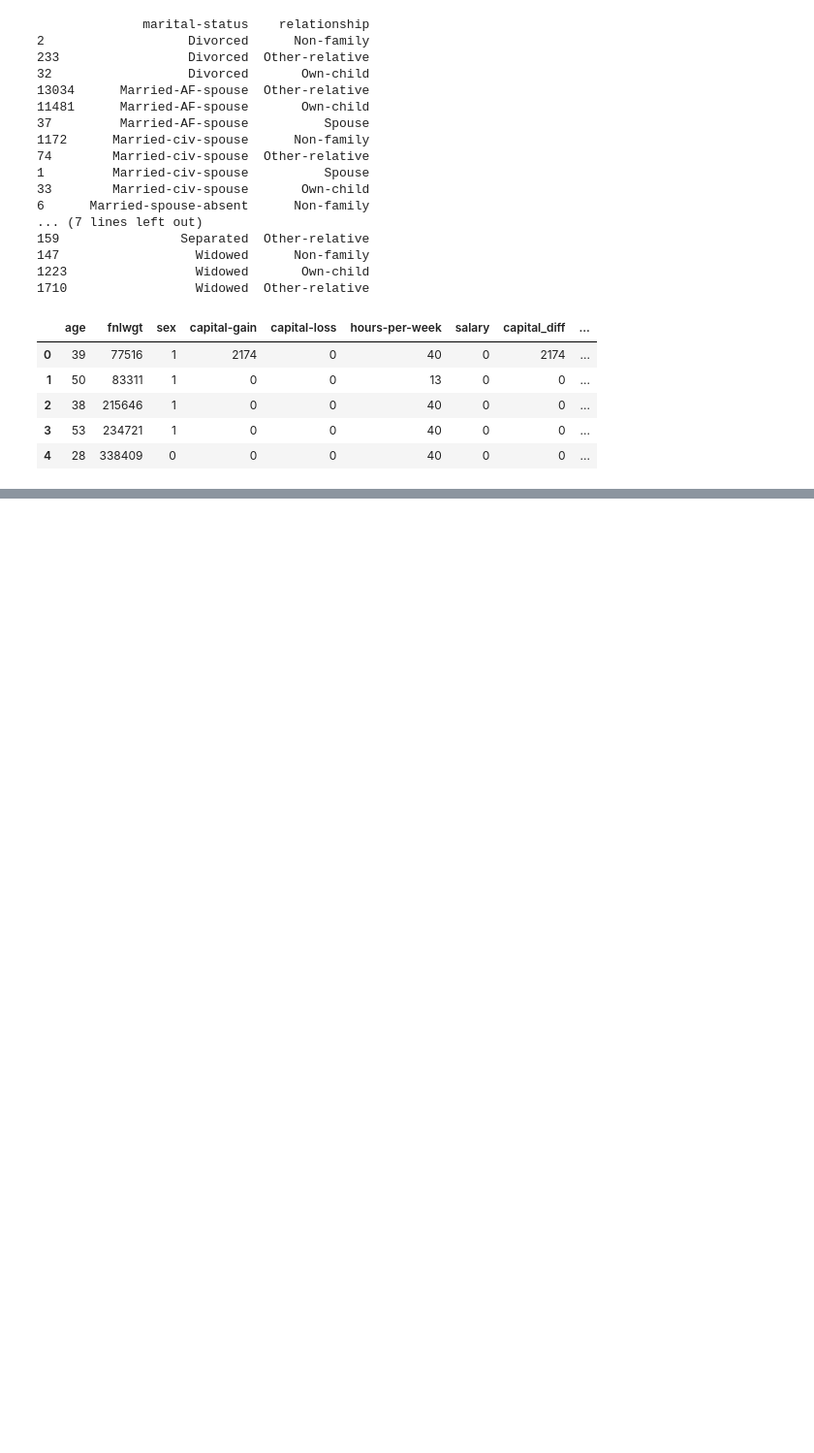
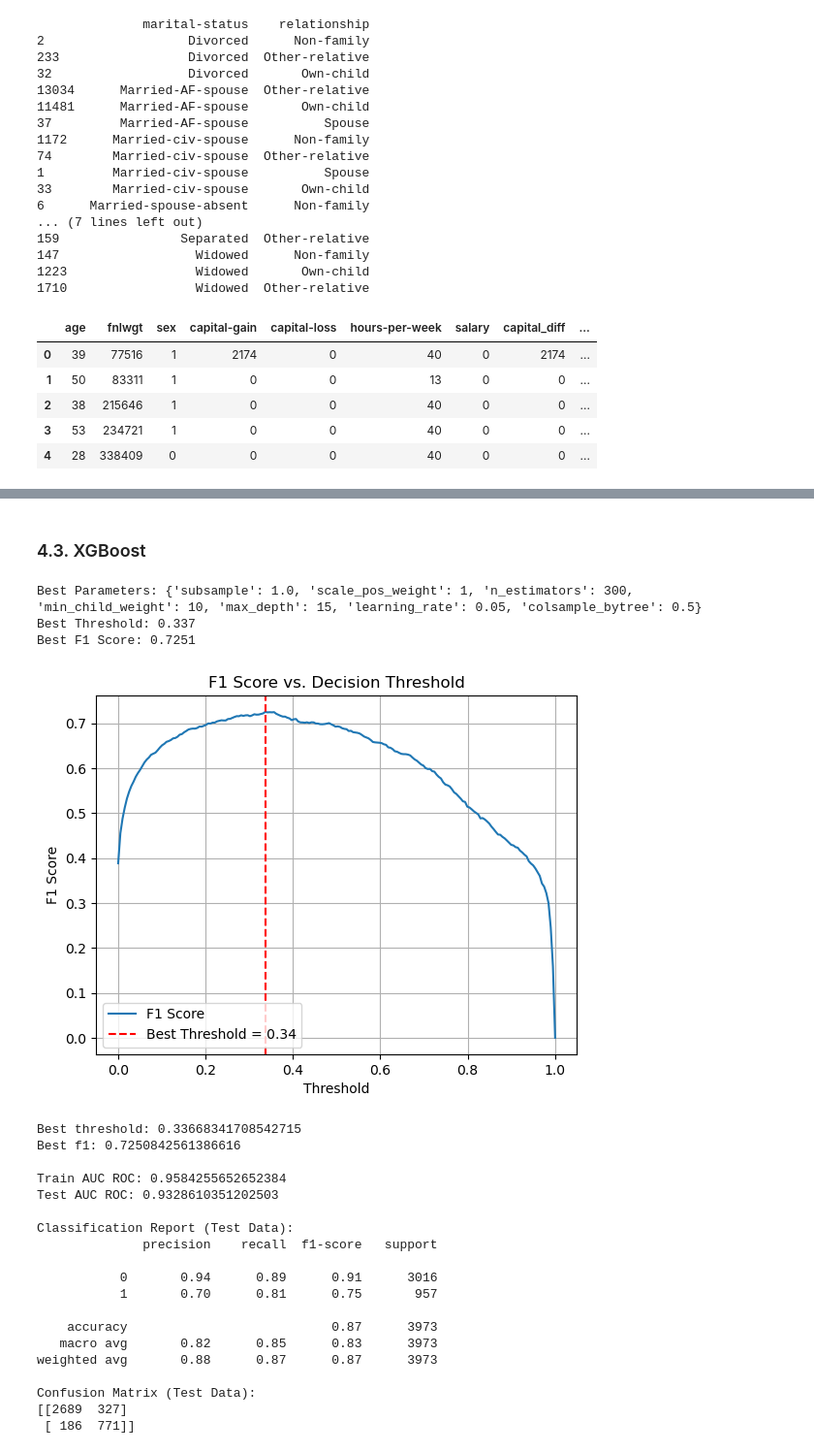
Before and after one commit to maxim-lichko/salary-prediction-classification, a Jupyter notebook: salary_prediction_classification.ipynb, the cells around one changed output, grey strips where cells are left out. Shown at 97% size. Drawn from its saved outputs; the diff is of its cells as text; code cells hidden in the pictures; blank space fills up the shorter version.

```diff
--- a/salary_prediction_classification.ipynb
+++ b/salary_prediction_classification.ipynb
@@ -930,0 +691,62 @@ ROC AUC         |      0.918 |      0.913
+# %% [markdown]
+### 4.3. XGBoost
+# %%
+from xgboost import XGBClassifier
+
+xgb = XGBClassifier(eval_metric='logloss', random_state=42)
+
+param_dist = {
+    'n_estimators': [100, 300, 500],
+    'max_depth': [15, 20, 25, 30],
+    'min_child_weight': [1, 5, 10, 15, 20],
+    'learning_rate': [0.01, 0.05, 0.1, 0.2],
+    'subsample': [0.6, 0.8, 1.0],
+    'colsample_bytree': [0.3, 0.5, 0.7, 1.0],
+    'scale_pos_weight': [1, sum(y_train==0)/sum(y_train==1)]
+}
+
+xgb_random_search = RandomizedSearchCV(estimator=xgb,
+                                       param_distributions=param_dist,
+                                       scoring='roc_auc',
+                                       n_iter=100,
+                                       cv=4,
+                                       random_state=42,
+                                       n_jobs=-1)
+
+xgb_random_search.fit(X_train, y_train)
+
+best_model = xgb_random_search.best_estimator_
+print("Best Parameters:", xgb_random_search.best_params_)
+
+best_threshold, best_f1 = optimize_threshold_for_f1(best_model, X_val, y_val)
+print('Best threshold:', best_threshold)
+print('Best f1:', best_f1)
+print()
+
+evaluate_binary_classifier(best_model, best_threshold, X_train, y_train, X_test, y_test)
+
+plot_feature_importance(best_model, X_train.columns, top_n=20)
+# %% [output]
+Best Parameters: {'subsample': 1.0, 'scale_pos_weight': 1, 'n_estimators': 300, 'min_child_weight': 10, 'max_depth': 15, 'learning_rate': 0.05, 'colsample_bytree': 0.5}
+Best Threshold: 0.337
+Best F1 Score: 0.7251
+[figure, added]
+Best threshold: 0.33668341708542715
+Best f1: 0.7250842561386616
+
+Train AUC ROC: 0.9584255652652384
+Test AUC ROC: 0.9328610351202503
+
+Classification Report (Test Data):
+              precision    recall  f1-score   support
+
+           0       0.94      0.89      0.91      3016
+           1       0.70      0.81      0.75       957
+
+    accuracy                           0.87      3973
+   macro avg       0.82      0.85      0.83      3973
+weighted avg       0.88      0.87      0.87      3973
+
+Confusion Matrix (Test Data):
+[[2689  327]
+ [ 186  771]]
```
Also changed, not shown: parts of 41 cells of this notebook.
